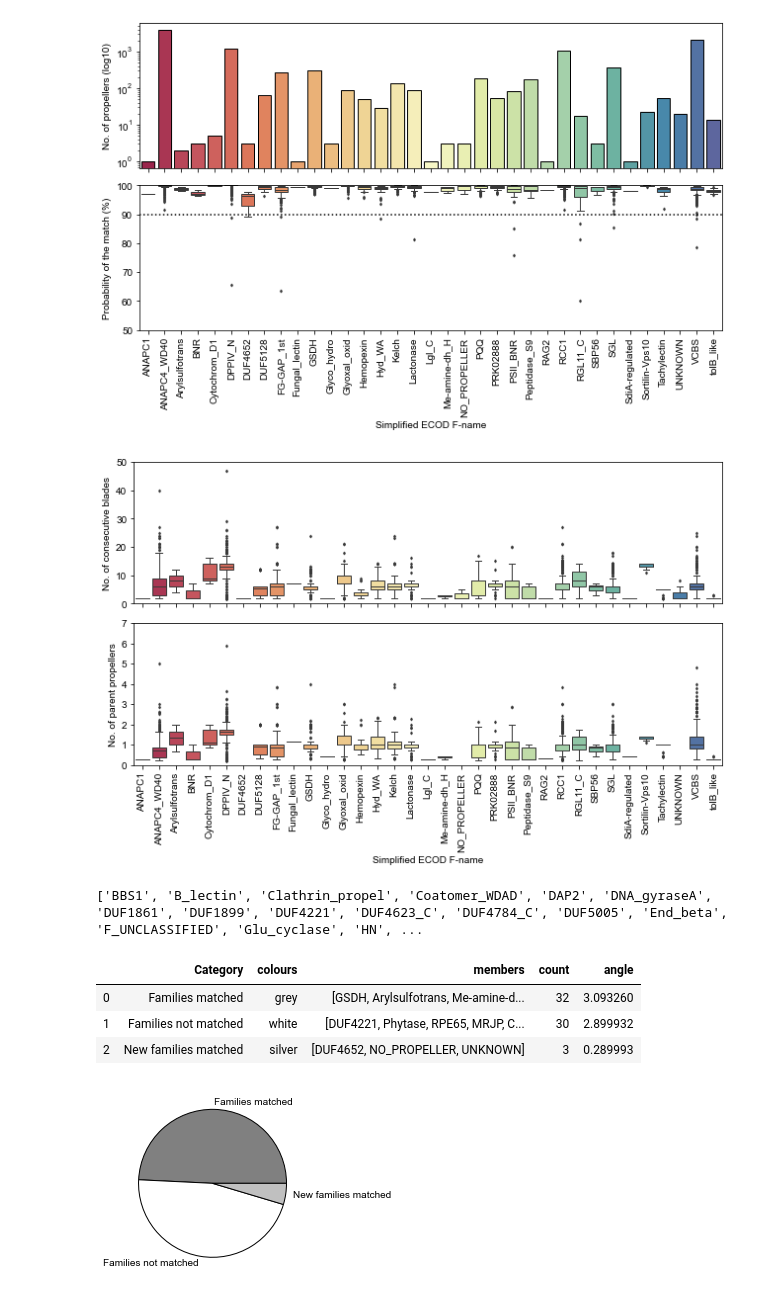
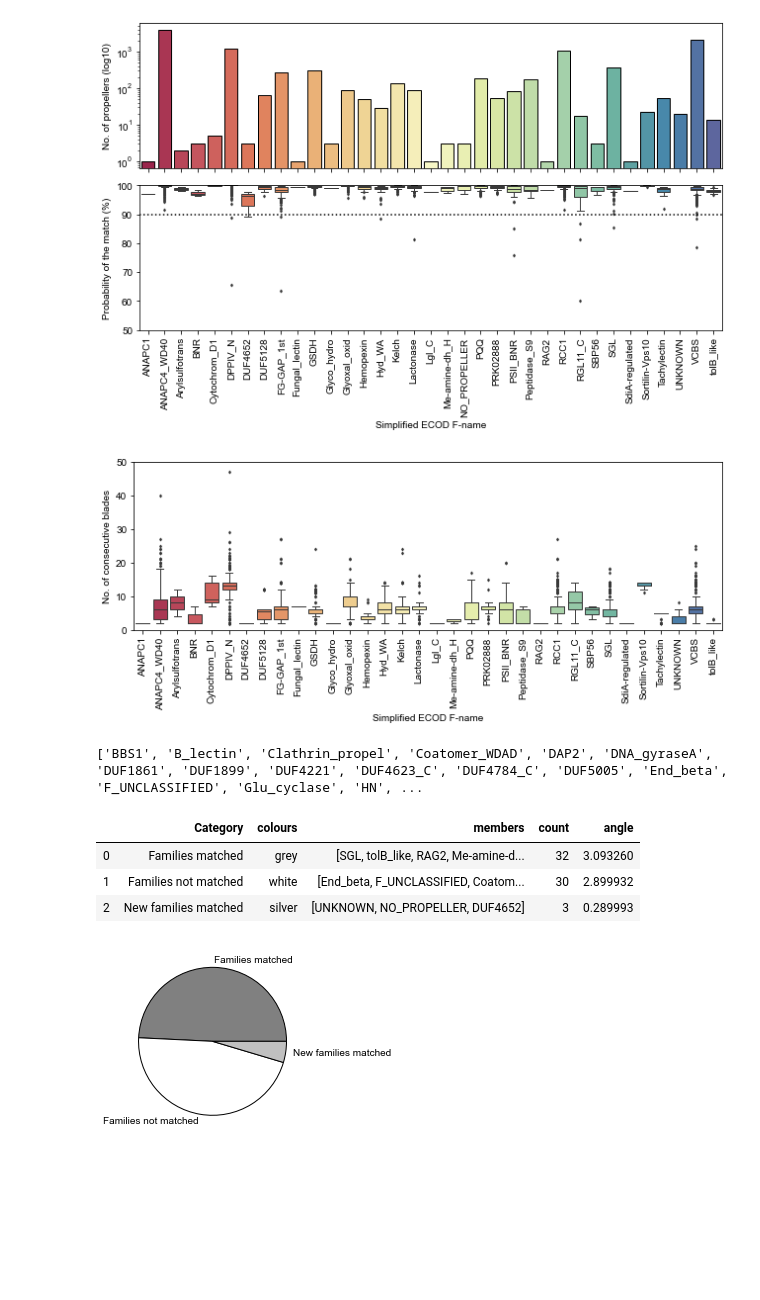
Before and after one commit to JoanaMPereira/RecentlyAmplifiedProps, a Jupyter notebook: overall_analysis_of_results.ipynb, the cells around one changed output. Drawn from its saved outputs; the diff is of its cells as text; code cells hidden in the pictures; blank space fills up the shorter version.

Commit message:
Updated to plots shown in paper

```diff
--- a/overall_analysis_of_results.ipynb
+++ b/overall_analysis_of_results.ipynb
@@ -240,8 +240,7 @@ for target in ecod_mapping:
             propellers[propeller_label] = {'parent_f_name': f_name,
                                      'parent_t_name': t_name,
                                      'detected_topology': int(propeller.split('(')[-1].split()[0]),
-                                     'blades_similarity': blade_similarity,
-                                     'topology_ration': int(propeller.split('(')[-1].split()[0])/number_blades}
+                                     'blades_similarity': blade_similarity}
 
 
 # get taxonomy and propeller classification now
@@ -379,28 +378,21 @@ f.savefig('{}/fig1AB.pdf'.format(out_dir))
 [figure]
 # %%
 # f-names
-f, (ax1, ax2) = plt.subplots(2, 1, sharex=True, figsize=(9,6))
+f, (ax1) = plt.subplots(1, 1, sharex=True, figsize=(9,4))
 
 sns.boxplot(y='detected_topology', data=propellers_df_df, palette='Spectral', linewidth=1,
             x='parent_f_name', order=sorted(set(propellers_df_df.parent_f_name)), fliersize=2, ax=ax1)
 ax1.set_ylabel('No. of consecutive blades')
 ax1.set_ylim(0, 50)
 ax1.set_xlabel('')
 ax1.set_xticklabels(rotation=90, labels = sorted(set(propellers_df_df.parent_f_name)))
 ax1.set_xlim(-0.5, len(set(propellers_df_df.parent_f_name))-0.5)
+ax1.set_xlabel('Simplified ECOD F-name')
 
-sns.boxplot(y='topology_ration', data=propellers_df_df, palette='Spectral', linewidth=1,
-            x='parent_f_name', order=sorted(set(propellers_df_df.parent_f_name)), fliersize=2, ax=ax2)
-ax2.set_ylabel('No. of parent propellers')
-ax2.set_ylim(0, 7)
-ax2.set_xlabel('Simplified ECOD F-name')
-ax2.set_xticklabels(rotation=90, labels = sorted(set(propellers_df_df.parent_f_name)))
-ax2.set_xlim(-0.5, len(set(propellers_df_df.parent_f_name))-0.5)
-
-f.tight_layout()
+plt.tight_layout()
 f.savefig('{}/S2.pdf'.format(out_dir))
 # %% [output]
-[figure, old version]
+[figure, new version]
 # %%
 # for pie plot
 
@@ -483,9 +475,9 @@ data
 # %% [output]
 ['BBS1', 'B_lectin', 'Clathrin_propel', 'Coatomer_WDAD', 'DAP2', 'DNA_gyraseA', 'DUF1861', 'DUF1899', 'DUF4221', 'DUF4623_C', 'DUF4784_C', 'DUF5005', 'End_beta', 'F_UNCLASSIFIED', 'Glu_cyclase', 'HN', ...
 |  | Category | colours | members | count | angle |
-| 0 | Families matched | grey | [GSDH, Arylsulfotrans, Me-amine-d... | 32 | 3.093260 |
-| 1 | Families not matched | white | [DUF4221, Phytase, RPE65, MRJP, C... | 30 | 2.899932 |
-| 2 | New families matched | silver | [DUF4652, NO_PROPELLER, UNKNOWN] | 3 | 0.289993 |
+| 0 | Families matched | grey | [SGL, tolB_like, RAG2, Me-amine-d... | 32 | 3.093260 |
+| 1 | Families not matched | white | [End_beta, F_UNCLASSIFIED, Coatom... | 30 | 2.899932 |
+| 2 | New families matched | silver | [UNKNOWN, NO_PROPELLER, DUF4652] | 3 | 0.289993 |
 # %%
 plt.figure(figsize=(4,4))
 plt.pie(data['count'], colors=data['colours'], labels=data['Category'],wedgeprops={'linewidth': 1, 'edgecolor':'black'})
```
Also changed, not shown: parts of 17 cells of this notebook.
